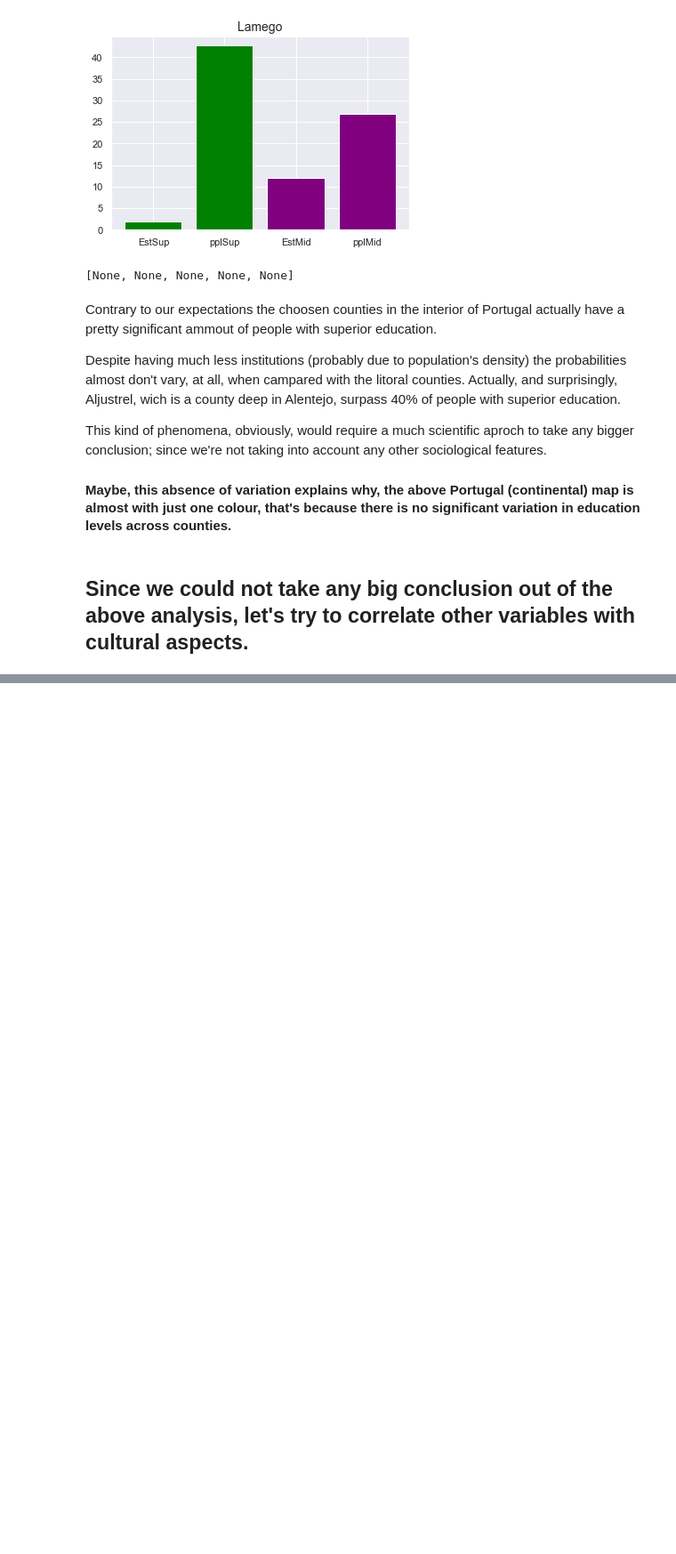
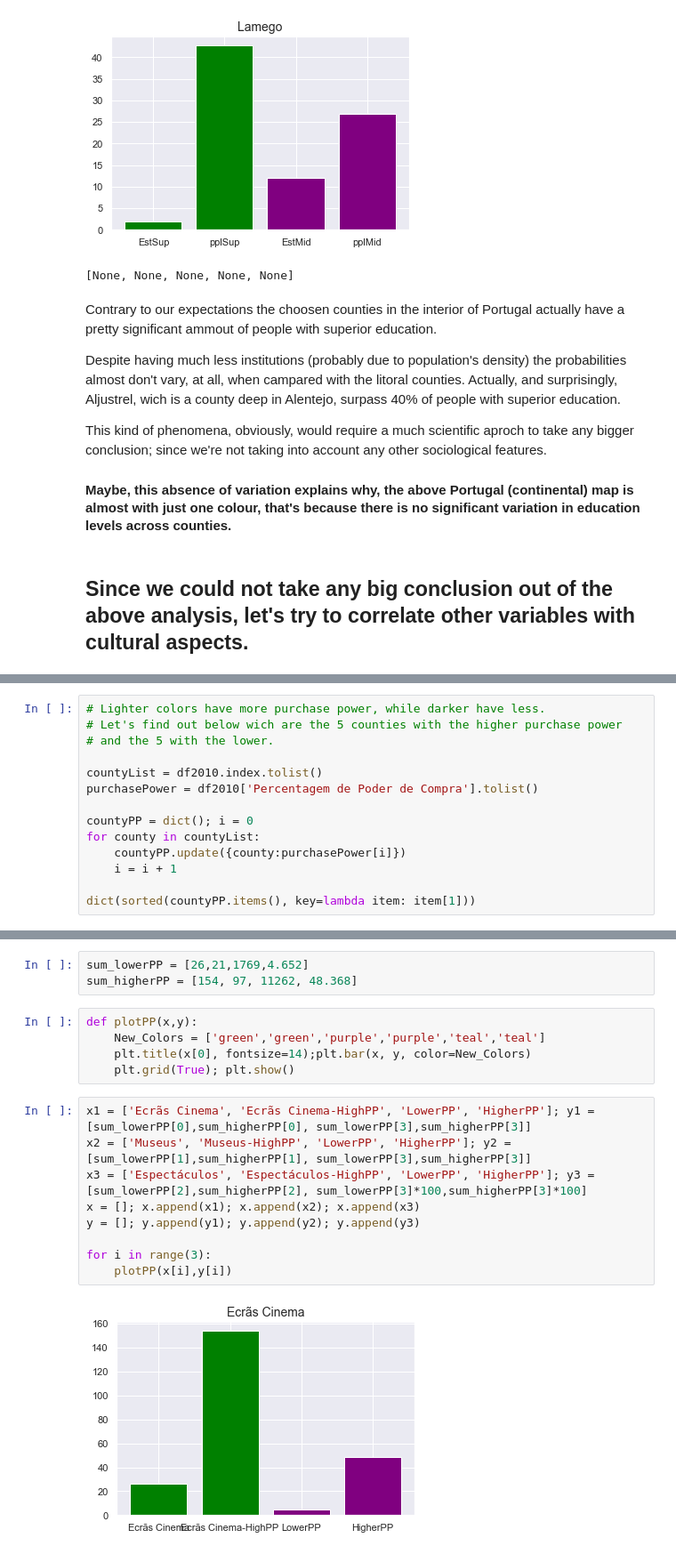
Before and after one commit to hjoaquim/psn-fs-js-hj, a Jupyter notebook: projeto-final.ipynb, the cells around one changed output, grey strips where cells are left out. Shown: that part at 89% size. Cells and saved outputs as stored; diff of their text form; blank space fills up the shorter version.

```diff
--- a/projeto-final.ipynb
+++ b/projeto-final.ipynb
@@ -278,0 +342,14 @@ df
+# %%
+# Lighter colors have more purchase power, while darker have less.
+# Let's find out below wich are the 5 counties with the higher purchase power
+# and the 5 with the lower.
+
+countyList = df2010.index.tolist()
+purchasePower = df2010['Percentagem de Poder de Compra'].tolist()
+
+countyPP = dict(); i = 0
+for county in countyList:
+    countyPP.update({county:purchasePower[i]})
+    i = i + 1
+
+dict(sorted(countyPP.items(), key=lambda item: item[1]))
@@ -278,0 +414,19 @@ df
+# %%
+sum_lowerPP = [26,21,1769,4.652]
+sum_higherPP = [154, 97, 11262, 48.368]
+# %%
+def plotPP(x,y):
+    New_Colors = ['green','green','purple','purple','teal','teal']
+    plt.title(x[0], fontsize=14);plt.bar(x, y, color=New_Colors)
+    plt.grid(True); plt.show()
+# %%
+x1 = ['Ecrãs Cinema', 'Ecrãs Cinema-HighPP', 'LowerPP', 'HigherPP']; y1 = [sum_lowerPP[0],sum_higherPP[0], sum_lowerPP[3],sum_higherPP[3]]
+x2 = ['Museus', 'Museus-HighPP', 'LowerPP', 'HigherPP']; y2 = [sum_lowerPP[1],sum_higherPP[1], sum_lowerPP[3],sum_higherPP[3]]
+x3 = ['Espectáculos', 'Espectáculos-HighPP', 'LowerPP', 'HigherPP']; y3 = [sum_lowerPP[2],sum_higherPP[2], sum_lowerPP[3]*100,sum_higherPP[3]*100]
+x = []; x.append(x1); x.append(x2); x.append(x3)
+y = []; y.append(y1); y.append(y2); y.append(y3)
+
+for i in range(3):
+    plotPP(x[i],y[i])
+# %% [output]
+[figure, added]
```
Also changed, not shown: parts of 20 cells of this notebook.
